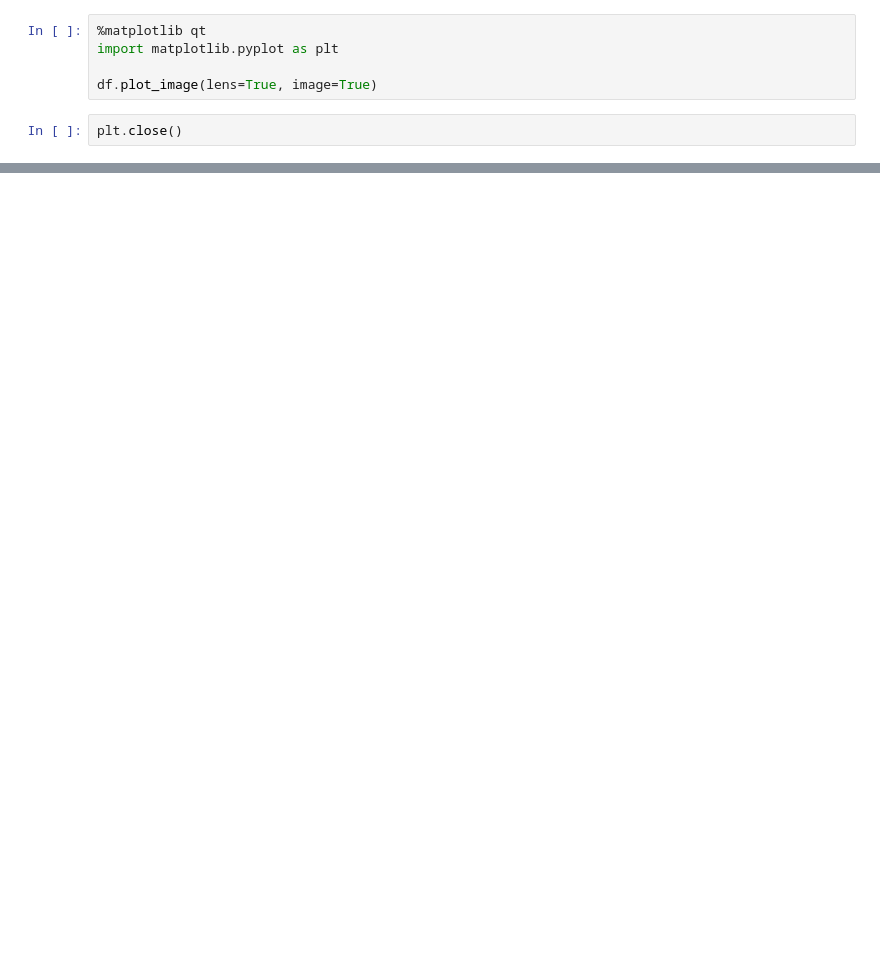
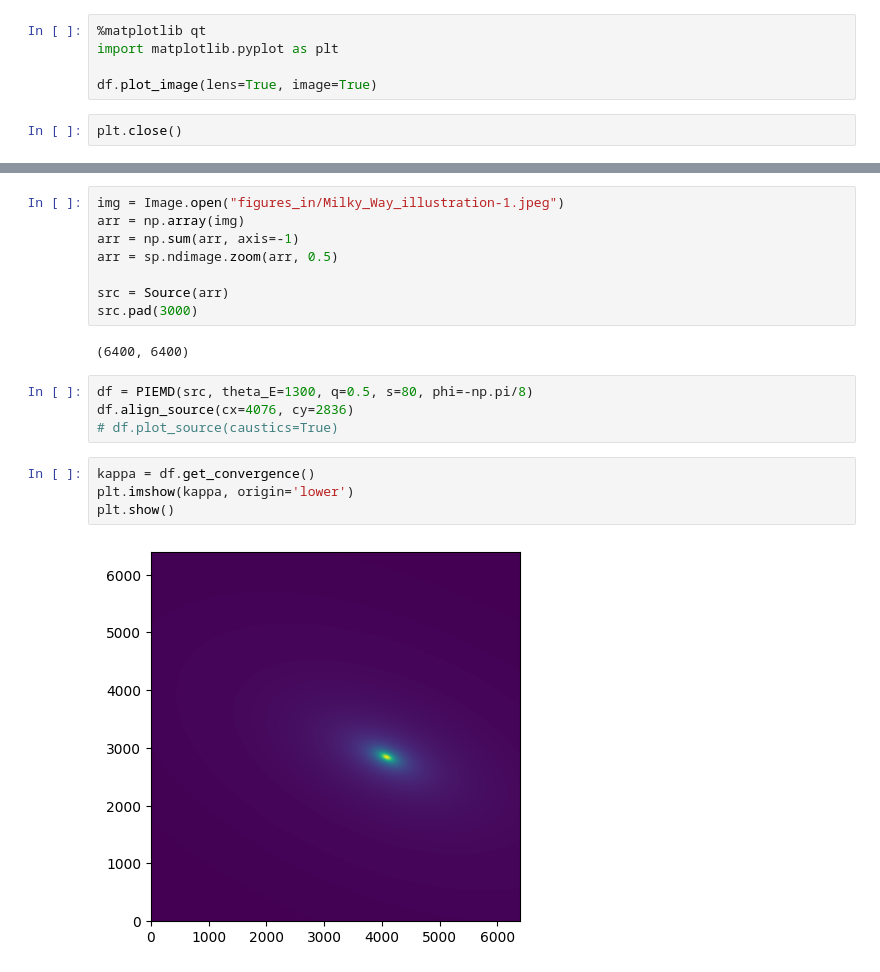
Before and after one commit to OliverRedhead/Gravitational-Lensing, a Jupyter notebook: wk 2/PIEMD_oli/piemd_testing.ipynb, the cells around one changed output, grey strips where cells are left out. Cells and saved outputs as stored; diff of their text form; blank space fills up the shorter version.

```diff
--- a/wk 2/PIEMD_oli/piemd_testing.ipynb
+++ b/wk 2/PIEMD_oli/piemd_testing.ipynb
@@ -326,0 +342,20 @@ plt.close()
+# %%
+img = Image.open("figures_in/Milky_Way_illustration-1.jpeg")
+arr = np.array(img)
+arr = np.sum(arr, axis=-1)
+arr = sp.ndimage.zoom(arr, 0.5)
+
+src = Source(arr)
+src.pad(3000)
+# %% [output]
+(6400, 6400)
+# %%
+df = PIEMD(src, theta_E=1300, q=0.5, s=80, phi=-np.pi/8)
+df.align_source(cx=4076, cy=2836)
+# df.plot_source(caustics=True)
+# %%
+kappa = df.get_convergence()
+plt.imshow(kappa, origin='lower')
+plt.show()
+# %% [output]
+[figure, added]
```
Also changed, not shown: parts of 35 cells of this notebook, 6 other files.
